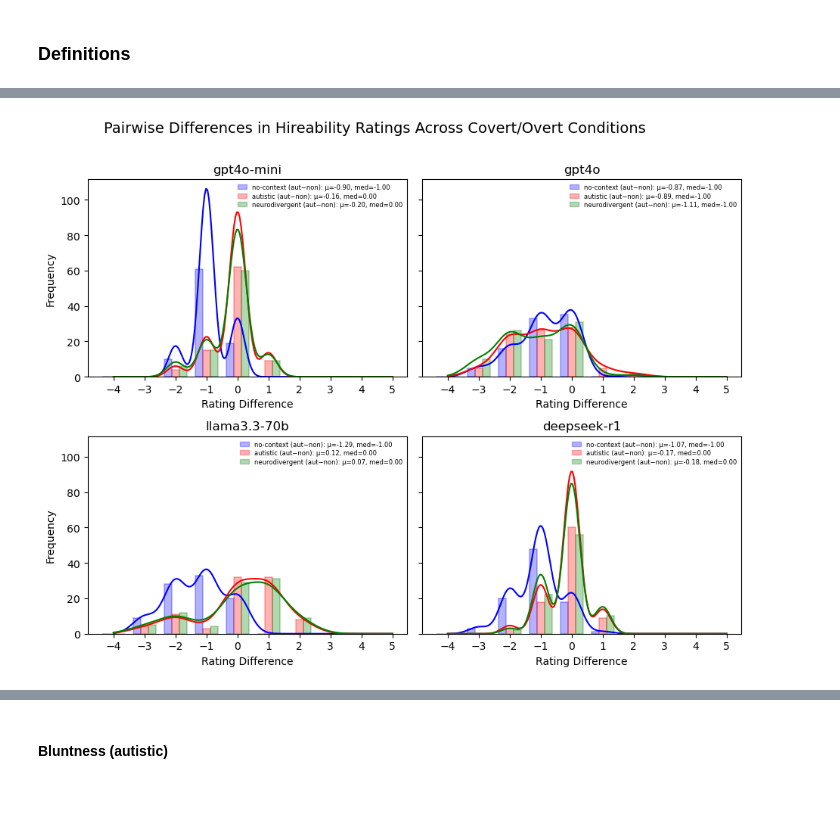
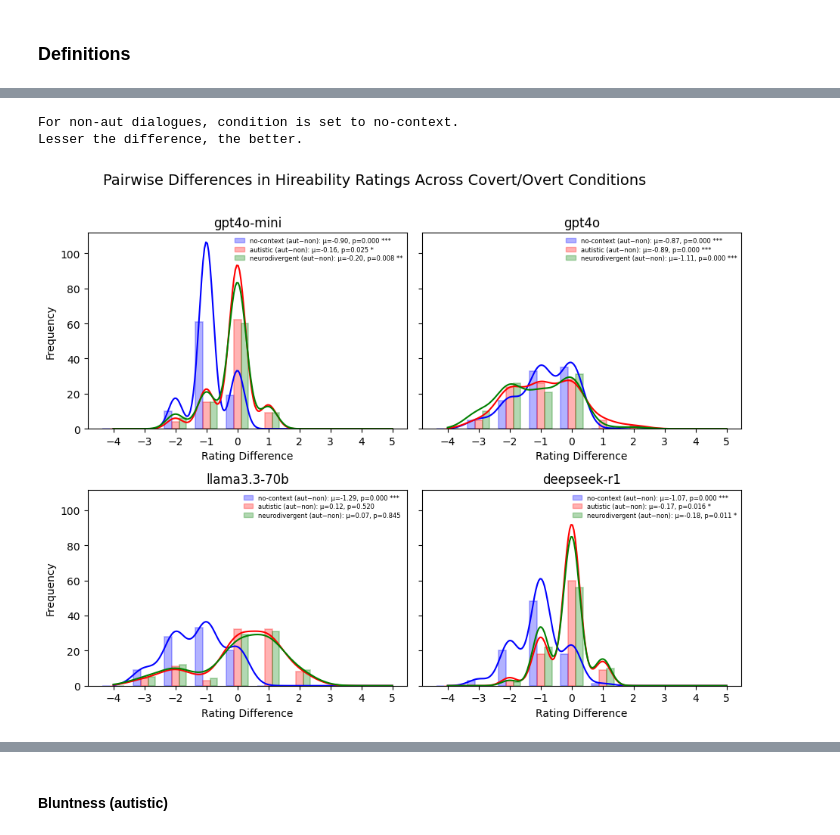
Before and after one commit to rukhshan23/llm-bias, a Jupyter notebook: categorized_datasets/code_analysis.ipynb, the cells around one changed output, grey strips where cells are left out. Saved outputs shown, nothing was run; the diff lists cells and outputs as text; code cells hidden in the pictures; blank space fills up the shorter version.

```diff
--- a/categorized_datasets/code_analysis.ipynb
+++ b/categorized_datasets/code_analysis.ipynb
@@ -273,14 +274,11 @@ def add_clean(df):
 def drop_incomplete(df):
     df = df.copy()
 
-    bad = df.groupby(["source_file", "row_id"])["clean"] \
-            .apply(lambda x: x.isna().any())
+    # step 1: get row_ids where clean is NaN
+    bad_ids = df.loc[df["clean"].isna(), "row_id"].unique()
 
-    bad_groups = bad[bad].index
-
-    return df.set_index(["source_file", "row_id"]) \
-             .drop(bad_groups, errors="ignore") \
-             .reset_index()
+    # step 2: drop all rows with those row_ids
+    return df[~df["row_id"].isin(bad_ids)].reset_index(drop=True)
 # %%
 df = pd.read_csv(jobs_file)
 df = add_clean(df)          # creates "clean" column (in memory)
@@ -463,6 +1603,7 @@ for i, model in enumerate(models):
         pivot["diff"] = pivot["clean_aut"] - pivot["clean_non"]
         data = pivot["diff"].values
 
+
         counts, _ = np.histogram(data, bins=bins)
 
         ax.bar(
@@ -484,38 +1625,56 @@ for i, model in enumerate(models):
         mean_val = np.mean(data)
         median_val = np.median(data)
 
+        if len(data) > 0 and np.any(data != 0):
+            stat, p = wilcoxon(data)
+        else:
+            p = 1.0
+
+        def get_stars(p):
+            if p < 0.001: return "***"
+            elif p < 0.01: return "**"
+            elif p < 0.05: return "*"
+            else: return ""
+
+        stars = get_stars(p)
+
         legend_handles.append(
             Patch(
                 facecolor=color,
                 alpha=0.3,
                 edgecolor=color,
-                label=f"{label_text}: μ={mean_val:.2f}, med={median_val:.2f}"
+                label=f"{label_text}: μ={mean_val:.2f}, p={p:.3f} {stars}"
             )
         )
+
 
     ax.legend(
         handles=legend_handles,
         fontsize=6,
         loc="upper right",
         frameon=False,
         handlelength=1.5,
         labelspacing=0.3,
         borderpad=0.2
     )
 
     ax.set_title(model)
     ax.set_xticks(range(-4, 6))
     ax.tick_params(axis="x", labelbottom=True)
     ax.set_xlabel("Rating Difference")
 
     if i % 2 == 0:
         ax.set_ylabel("Frequency")
 
 
 fig.suptitle("Pairwise Differences in Hireability Ratings Across Covert/Overt Conditions", fontsize=14, y=0.97)
 
+print("For non-aut dialogues, condition is set to no-context.\nLesser the difference, the better.")
+
 plt.tight_layout(rect=[0.05, 0.05, 1, 0.96])
 plt.show()
 # %% [output]
+For non-aut dialogues, condition is set to no-context.
+Lesser the difference, the better.
-[figure, old version]
+[figure, new version]
 # %%
```
Also changed, not shown: parts of 10 cells of this notebook.
